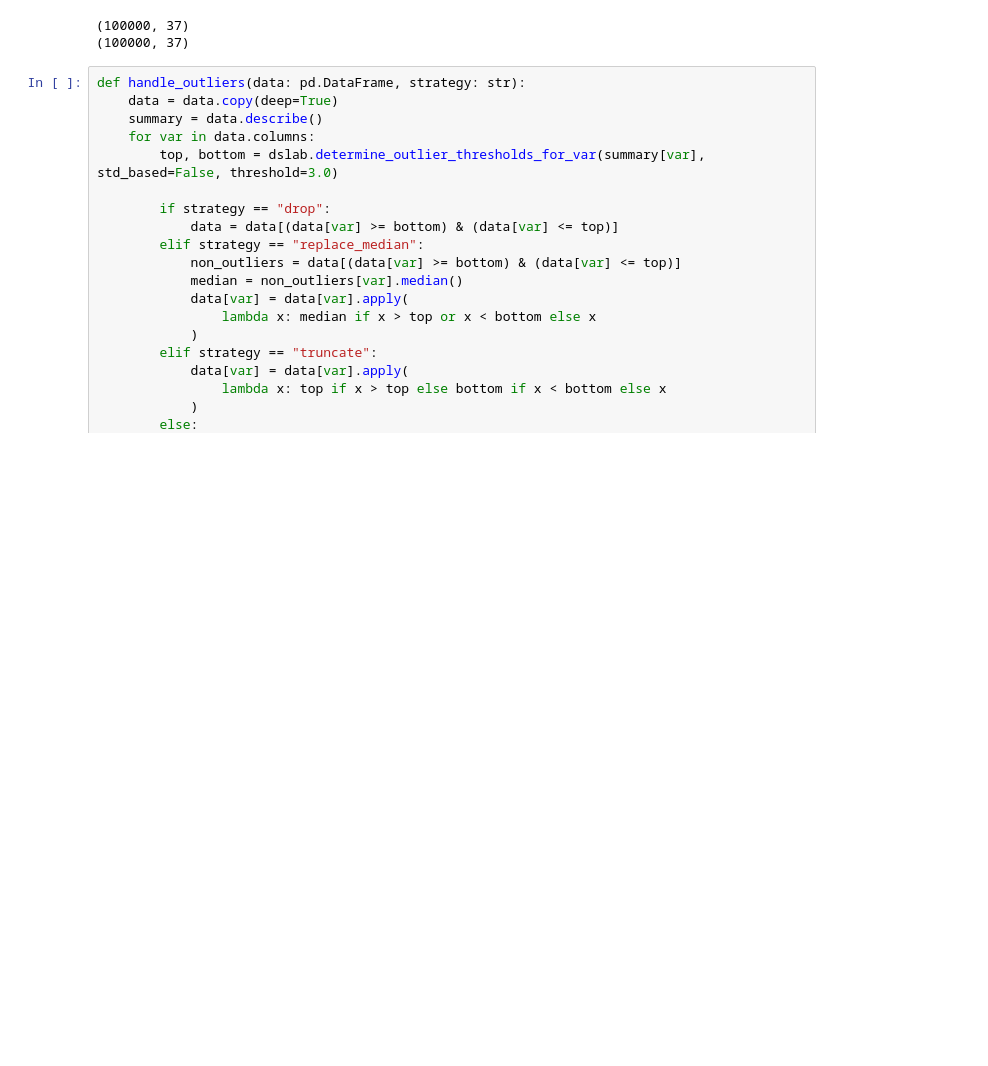
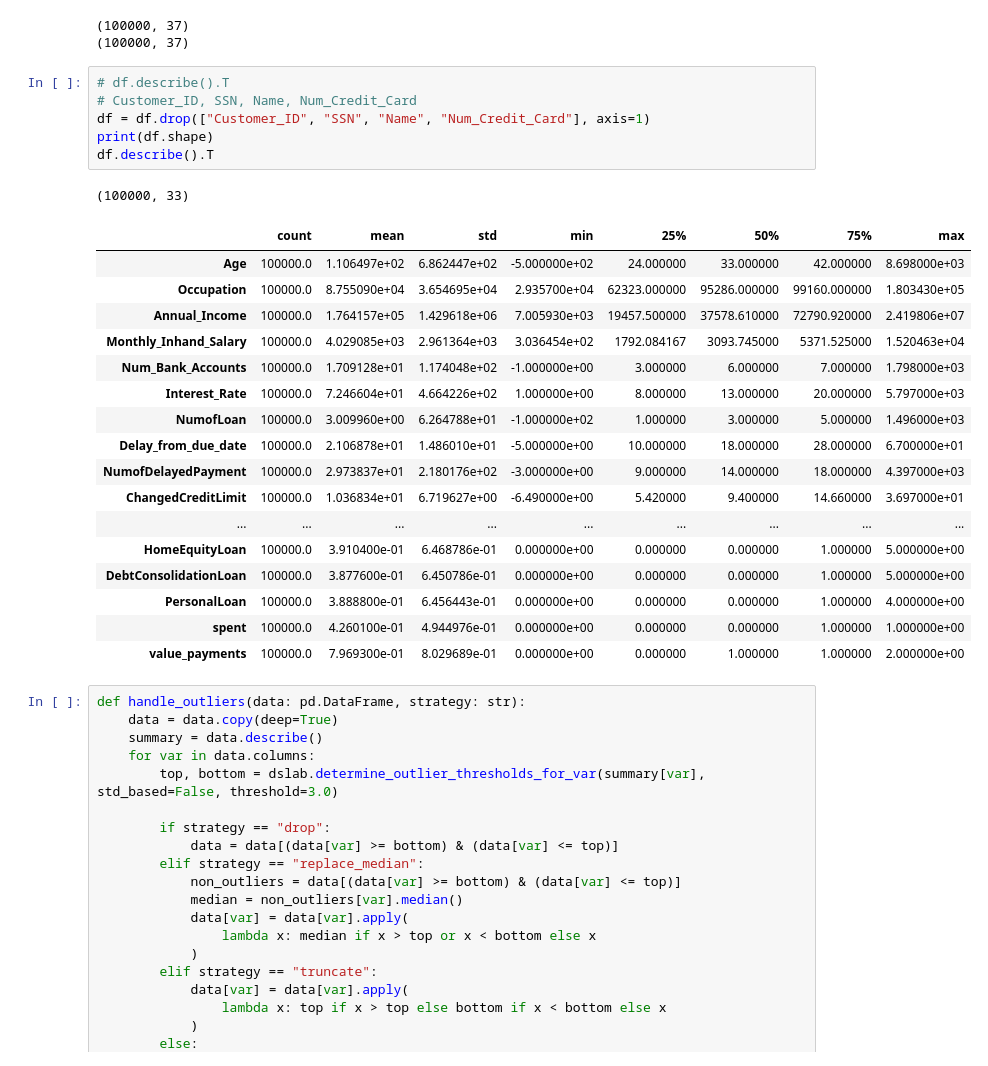
Before and after one commit to DaviGiordano/data-science-course-project, a Jupyter notebook: ipynb_files/Multidimensional/2_Preparation/outliers_services.ipynb, the cells around one changed output. Saved outputs shown, nothing was run; the diff lists cells and outputs as text; blank space fills up the shorter version.

```diff
--- a/ipynb_files/Multidimensional/2_Preparation/outliers_services.ipynb
+++ b/ipynb_files/Multidimensional/2_Preparation/outliers_services.ipynb
@@ -13,6 +13,31 @@ print(df.shape)
 # %% [output]
 (100000, 37)
 (100000, 37)
+# %%
+# df.describe().T
+# Customer_ID, SSN, Name, Num_Credit_Card
+df = df.drop(["Customer_ID", "SSN", "Name", "Num_Credit_Card"], axis=1)
+print(df.shape)
+df.describe().T
+# %% [output]
+(100000, 33)
+|  | count | mean | std | min | 25% | 50% | 75% | max |
+| Age | 100000.0 | 1.106497e+02 | 6.862447e+02 | -5.000000e+02 | 24.000000 | 33.000000 | 42.000000 | 8.698000e+03 |
+| Occupation | 100000.0 | 8.755090e+04 | 3.654695e+04 | 2.935700e+04 | 62323.000000 | 95286.000000 | 99160.000000 | 1.803430e+05 |
+| Annual_Income | 100000.0 | 1.764157e+05 | 1.429618e+06 | 7.005930e+03 | 19457.500000 | 37578.610000 | 72790.920000 | 2.419806e+07 |
+| Monthly_Inhand_Salary | 100000.0 | 4.029085e+03 | 2.961364e+03 | 3.036454e+02 | 1792.084167 | 3093.745000 | 5371.525000 | 1.520463e+04 |
+| Num_Bank_Accounts | 100000.0 | 1.709128e+01 | 1.174048e+02 | -1.000000e+00 | 3.000000 | 6.000000 | 7.000000 | 1.798000e+03 |
+| Interest_Rate | 100000.0 | 7.246604e+01 | 4.664226e+02 | 1.000000e+00 | 8.000000 | 13.000000 | 20.000000 | 5.797000e+03 |
+| NumofLoan | 100000.0 | 3.009960e+00 | 6.264788e+01 | -1.000000e+02 | 1.000000 | 3.000000 | 5.000000 | 1.496000e+03 |
+| Delay_from_due_date | 100000.0 | 2.106878e+01 | 1.486010e+01 | -5.000000e+00 | 10.000000 | 18.000000 | 28.000000 | 6.700000e+01 |
+| NumofDelayedPayment | 100000.0 | 2.973837e+01 | 2.180176e+02 | -3.000000e+00 | 9.000000 | 14.000000 | 18.000000 | 4.397000e+03 |
+| ChangedCreditLimit | 100000.0 | 1.036834e+01 | 6.719627e+00 | -6.490000e+00 | 5.420000 | 9.400000 | 14.660000 | 3.697000e+01 |
+| ... | ... | ... | ... | ... | ... | ... | ... | ... |
+| HomeEquityLoan | 100000.0 | 3.910400e-01 | 6.468786e-01 | 0.000000e+00 | 0.000000 | 0.000000 | 1.000000 | 5.000000e+00 |
+| DebtConsolidationLoan | 100000.0 | 3.877600e-01 | 6.450786e-01 | 0.000000e+00 | 0.000000 | 0.000000 | 1.000000 | 5.000000e+00 |
+| PersonalLoan | 100000.0 | 3.888800e-01 | 6.456443e-01 | 0.000000e+00 | 0.000000 | 0.000000 | 1.000000 | 4.000000e+00 |
+| spent | 100000.0 | 4.260100e-01 | 4.944976e-01 | 0.000000e+00 | 0.000000 | 0.000000 | 1.000000 | 1.000000e+00 |
+| value_payments | 100000.0 | 7.969300e-01 | 8.029689e-01 | 0.000000e+00 | 0.000000 | 1.000000 | 1.000000 | 2.000000e+00 |
 # %%
 def handle_outliers(data: pd.DataFrame, strategy: str):
     data = data.copy(deep=True)
```
Also changed, not shown: parts of 5 cells of this notebook, 18 other files.
